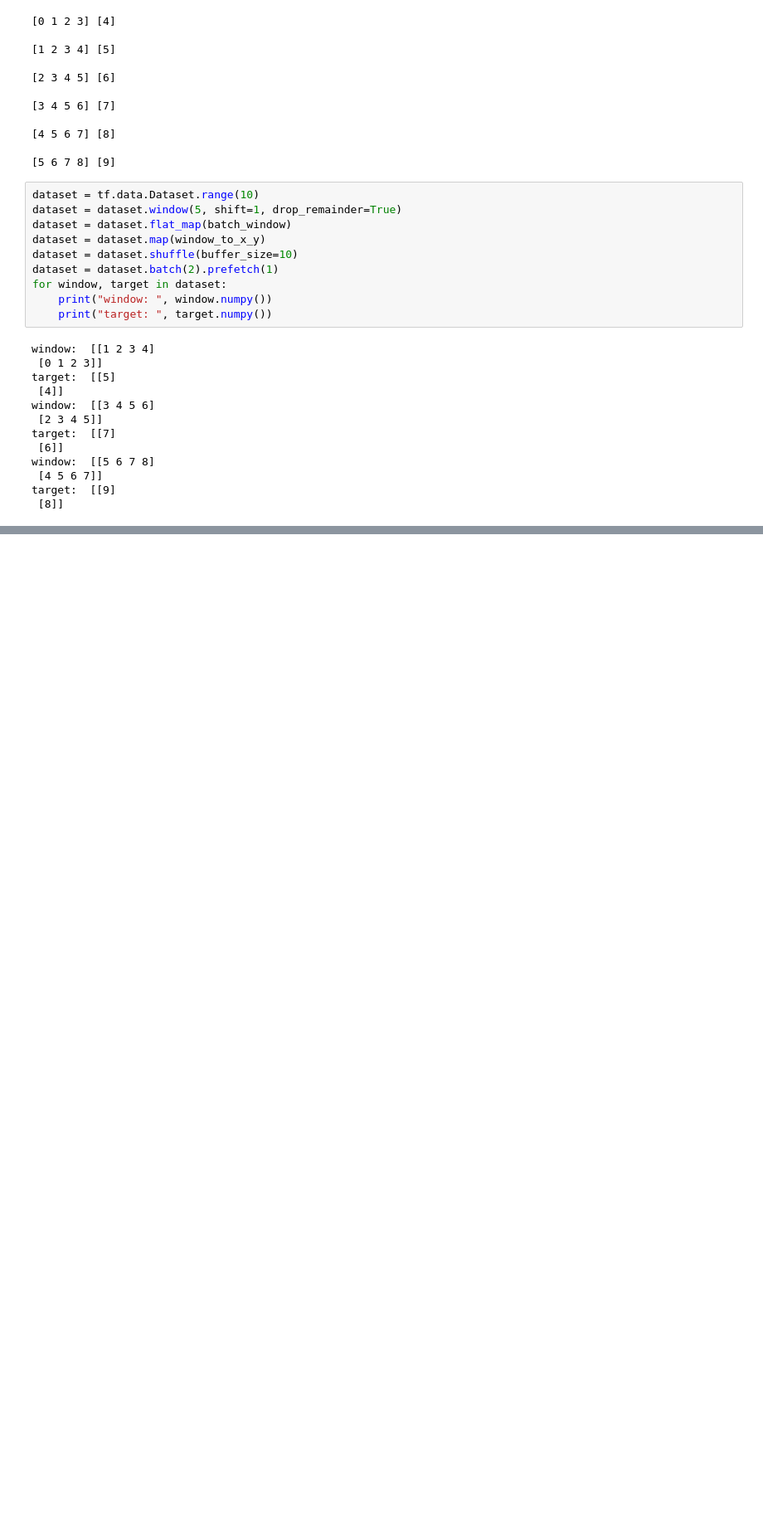
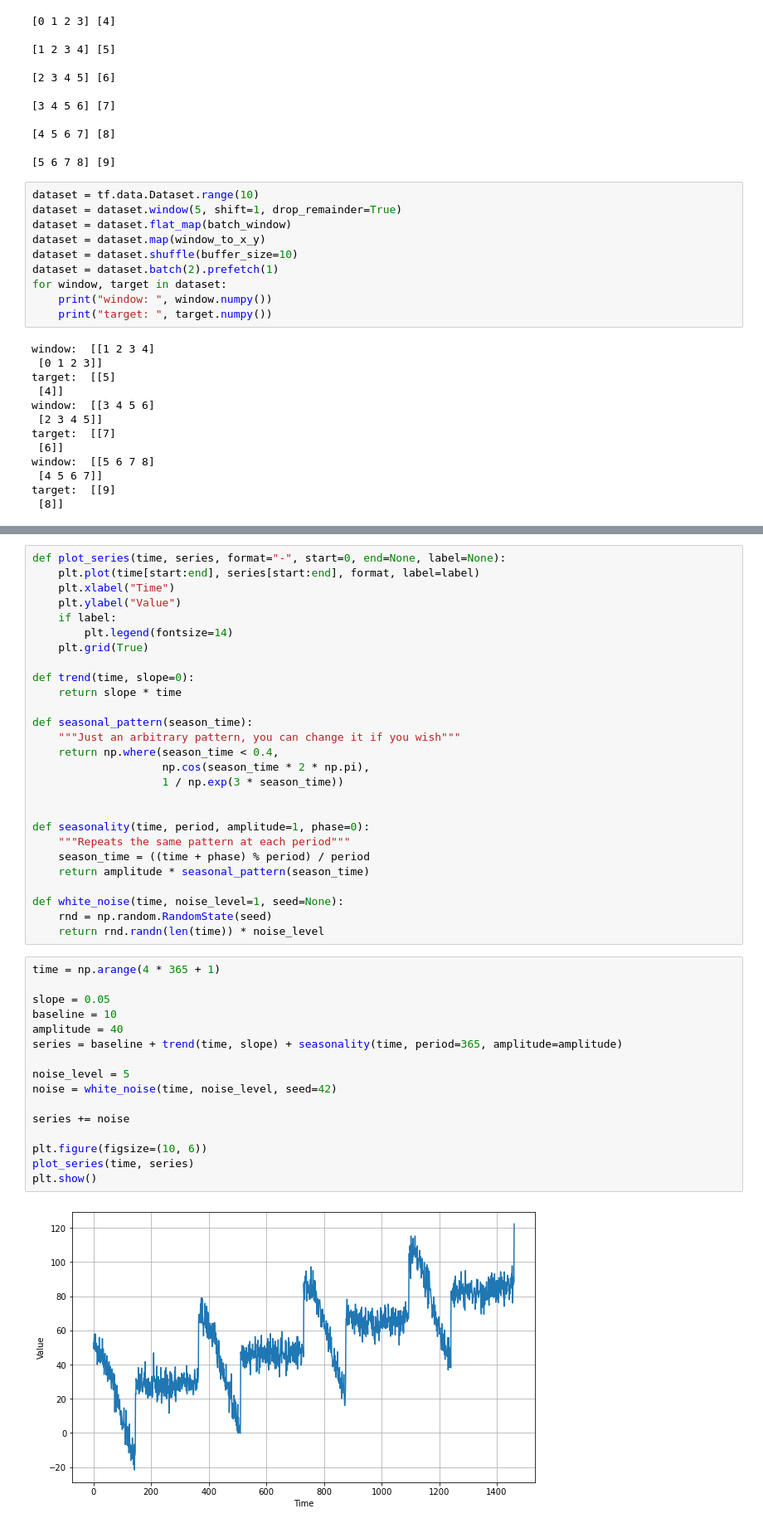
Before and after one commit to AEsir777/some-data-analysis-project, a Jupyter notebook: time series forcasting/Time Windows.ipynb, the cells around one changed output, grey strips where cells are left out. Shown at 83% size. Saved outputs shown, nothing was run; the diff lists cells and outputs as text; blank space fills up the shorter version.

Commit message:
added model forecasting for time series

```diff
--- a/time series forcasting/Time Windows.ipynb
+++ b/time series forcasting/Time Windows.ipynb
@@ -124,0 +225,45 @@ target:  [[9]
+# %%
+def plot_series(time, series, format="-", start=0, end=None, label=None):
+    plt.plot(time[start:end], series[start:end], format, label=label)
+    plt.xlabel("Time")
+    plt.ylabel("Value")
+    if label:
+        plt.legend(fontsize=14)
+    plt.grid(True)
+
+def trend(time, slope=0):
+    return slope * time
+
+def seasonal_pattern(season_time):
+    """Just an arbitrary pattern, you can change it if you wish"""
+    return np.where(season_time < 0.4,
+                    np.cos(season_time * 2 * np.pi),
+                    1 / np.exp(3 * season_time))
+
+
+def seasonality(time, period, amplitude=1, phase=0):
+    """Repeats the same pattern at each period"""
+    season_time = ((time + phase) % period) / period
+    return amplitude * seasonal_pattern(season_time)
+
+def white_noise(time, noise_level=1, seed=None):
+    rnd = np.random.RandomState(seed)
+    return rnd.randn(len(time)) * noise_level
+# %%
+time = np.arange(4 * 365 + 1)
+
+slope = 0.05
+baseline = 10
+amplitude = 40
+series = baseline + trend(time, slope) + seasonality(time, period=365, amplitude=amplitude)
+
+noise_level = 5
+noise = white_noise(time, noise_level, seed=42)
+
+series += noise
+
+plt.figure(figsize=(10, 6))
+plot_series(time, series)
+plt.show()
+# %% [output]
+[figure, added]
```
Also changed, not shown: parts of 32 cells of this notebook.
